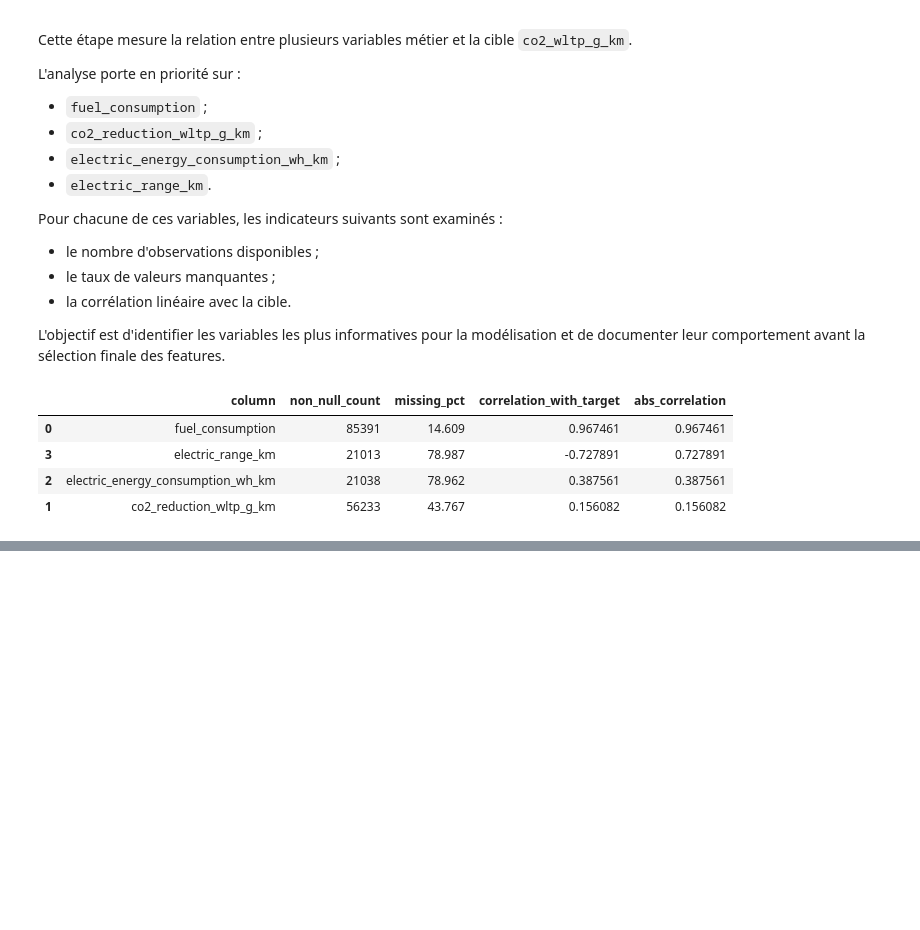
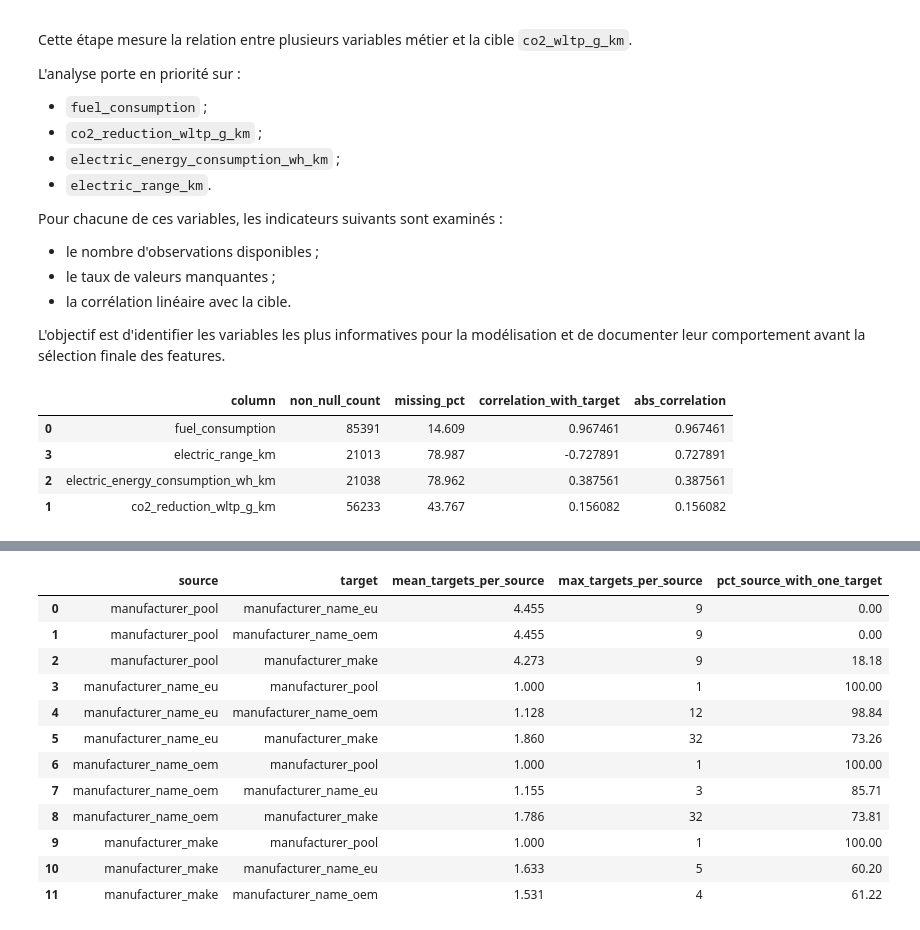
Before and after one commit to julienmbandong/vehicle-emissions-prediction-mlops, a Jupyter notebook: notebooks/02_feature_engineering/02_feature_engineering.ipynb, the cells around one changed output, grey strips where cells are left out. Saved outputs shown, nothing was run; the diff lists cells and outputs as text; code cells hidden in the pictures; blank space fills up the shorter version.

```diff
--- a/notebooks/02_feature_engineering/02_feature_engineering.ipynb
+++ b/notebooks/02_feature_engineering/02_feature_engineering.ipynb
@@ -570,0 +736,80 @@ définitive.
+# %%
+manufacturer_columns = [
+    "manufacturer_pool",
+    "manufacturer_name_eu",
+    "manufacturer_name_oem",
+    "manufacturer_make",
+]
+
+
+def analyze_categorical_relationship(
+    df: pd.DataFrame,
+    source: str,
+    target: str,
+) -> dict:
+    """
+    Analyse combien de modalités distinctes de `target`
+    sont associées à chaque modalité de `source`.
+    """
+
+    relationships = (
+        df[[source, target]]
+        .dropna()
+        .drop_duplicates()
+        .groupby(source)[target]
+        .nunique()
+    )
+
+    return {
+        "source": source,
+        "target": target,
+        "mean_targets_per_source": round(
+            relationships.mean(),
+            3,
+        ),
+        "max_targets_per_source": int(
+            relationships.max()
+        ),
+        "pct_source_with_one_target": round(
+            (relationships == 1).mean() * 100,
+            2,
+        ),
+    }
+
+
+manufacturer_relationships = []
+
+for source in manufacturer_columns:
+    for target in manufacturer_columns:
+
+        if source == target:
+            continue
+
+        manufacturer_relationships.append(
+            analyze_categorical_relationship(
+                df=df,
+                source=source,
+                target=target,
+            )
+        )
+
+
+manufacturer_relationships_df = pd.DataFrame(
+    manufacturer_relationships
+)
+
+display(manufacturer_relationships_df)
+# %% [output]
+|  | source | target | mean_targets_per_source | max_targets_per_source | pct_source_with_one_target |
+| 0 | manufacturer_pool | manufacturer_name_eu | 4.455 | 9 | 0.00 |
+| 1 | manufacturer_pool | manufacturer_name_oem | 4.455 | 9 | 0.00 |
+| 2 | manufacturer_pool | manufacturer_make | 4.273 | 9 | 18.18 |
+| 3 | manufacturer_name_eu | manufacturer_pool | 1.000 | 1 | 100.00 |
+| 4 | manufacturer_name_eu | manufacturer_name_oem | 1.128 | 12 | 98.84 |
+| 5 | manufacturer_name_eu | manufacturer_make | 1.860 | 32 | 73.26 |
+| 6 | manufacturer_name_oem | manufacturer_pool | 1.000 | 1 | 100.00 |
+| 7 | manufacturer_name_oem | manufacturer_name_eu | 1.155 | 3 | 85.71 |
+| 8 | manufacturer_name_oem | manufacturer_make | 1.786 | 32 | 73.81 |
+| 9 | manufacturer_make | manufacturer_pool | 1.000 | 1 | 100.00 |
+| 10 | manufacturer_make | manufacturer_name_eu | 1.633 | 5 | 60.20 |
+| 11 | manufacturer_make | manufacturer_name_oem | 1.531 | 4 | 61.22 |
```
Also changed, not shown: parts of 20 cells of this notebook, 1 other file.
